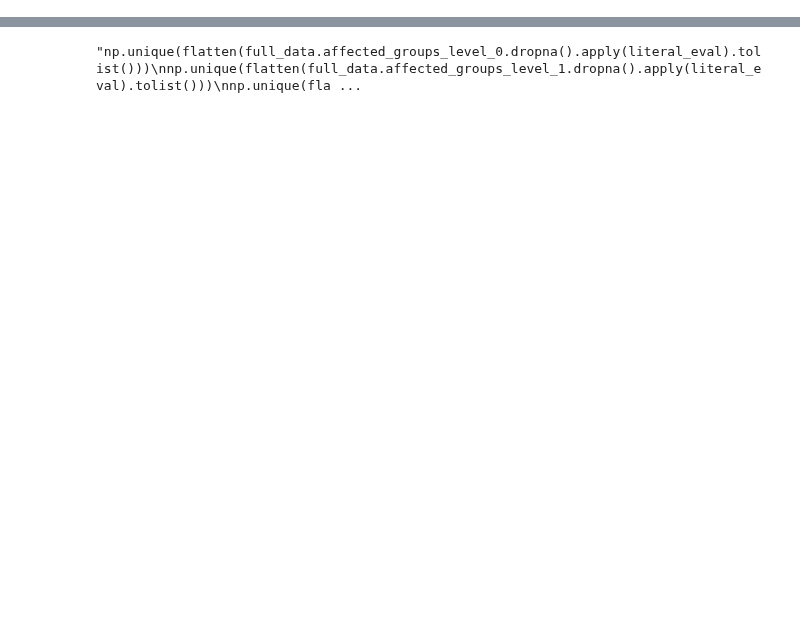
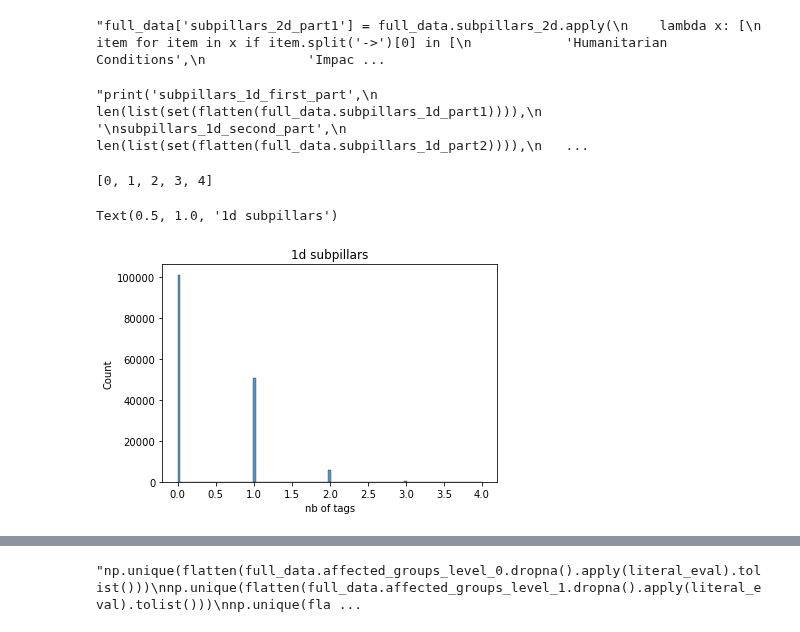
Before and after one commit to the-deep/deep-experiments, a Jupyter notebook: notebooks/models/selim/data_preprocessing_v0.7.1.ipynb, the cells around one changed output, grey strips where cells are left out. Drawn from its saved outputs; the diff is of its cells as text; code cells hidden in the pictures; blank space fills up the shorter version.

Commit message:
data preprocessing for deployment

```diff
--- a/notebooks/models/selim/data_preprocessing_v0.7.1.ipynb
+++ b/notebooks/models/selim/data_preprocessing_v0.7.1.ipynb
@@ -66,0 +91,5 @@ full_data['prim_tags_level1'] = full_data.apply(
+# %%
+all_pillars_2d = list(np.unique(flatten(full_data['pillars_2d'])))
+all_pillars_1d = list(np.unique(flatten(full_data['pillars_1d'])))
+all_pillars = all_pillars_2d + all_pillars_1d
+all_pillars_2d, all_pillars_1d, all_pillars
@@ -66,0 +114,10 @@ full_data['prim_tags_level1'] = full_data.apply(
+# %%
+for one_pillar in all_pillars_1d:
+    full_data[one_pillar] = full_data.subpillars_1d.apply(
+        lambda x: [item for item in x if one_pillar in item]
+    )
+
+for one_pillar in all_pillars_2d:
+    full_data[one_pillar] = full_data.subpillars_2d.apply(
+        lambda x: [item for item in x if one_pillar in item]
+    )
@@ -71,0 +170,48 @@ full_data['present_prim_tags'].apply(lambda x: len(x)>0).sum() / full_data.shape
+# %%
+"""full_data['subpillars_2d_part1'] = full_data.subpillars_2d.apply(
+    lambda x: [
+        item for item in x if item.split('->')[0] in [
+            'Humanitarian Conditions',
+             'Impact',
+            'At Risk',
+        ]
+    ]
+)
+
+full_data['subpillars_2d_part2'] = full_data.subpillars_2d.apply(
+    lambda x: [
+        item for item in x if item.split('->')[0] in [
+            'Capacities & Response',
+            'Priority Interventions',
+            'Priority Needs',
+        ]
+    ]
+)
+"""
+# %% [output]
+"full_data['subpillars_2d_part1'] = full_data.subpillars_2d.apply(\n    lambda x: [\n        item for item in x if item.split('->')[0] in [\n            'Humanitarian Conditions',\n             'Impac ...
+# %%
+"""print('subpillars_1d_first_part',
+    len(list(set(flatten(full_data.subpillars_1d_part1)))),
+      '\nsubpillars_1d_second_part',
+      len(list(set(flatten(full_data.subpillars_1d_part2)))),
+      '\nsubpillars_1d_third_part',
+      len(list(set(flatten(full_data.subpillars_1d_part3)))),
+      '\nsubpillars_2d_first_part',
+      len(list(set(flatten(full_data.subpillars_2d_part1)))),
+      '\nsubpillars_2d_second_part',
+      len(list(set(flatten(full_data.subpillars_2d_part2))))
+)"""
+# %% [output]
+"print('subpillars_1d_first_part',\n    len(list(set(flatten(full_data.subpillars_1d_part1)))),\n      '\nsubpillars_1d_second_part',\n      len(list(set(flatten(full_data.subpillars_1d_part2)))),\n   ...
+# %%
+import matplotlib.pyplot as plt
+flat_results = full_data.pillars_1d.apply(lambda x: len(x))
+print(list(set(flat_results)))
+sns.histplot(x=flat_results)
+plt.xlabel('nb of tags')
+plt.title('1d subpillars')
+# %% [output]
+[0, 1, 2, 3, 4]
+Text(0.5, 1.0, '1d subpillars')
+[figure, added]
```
Also changed, not shown: parts of 48 cells of this notebook.
